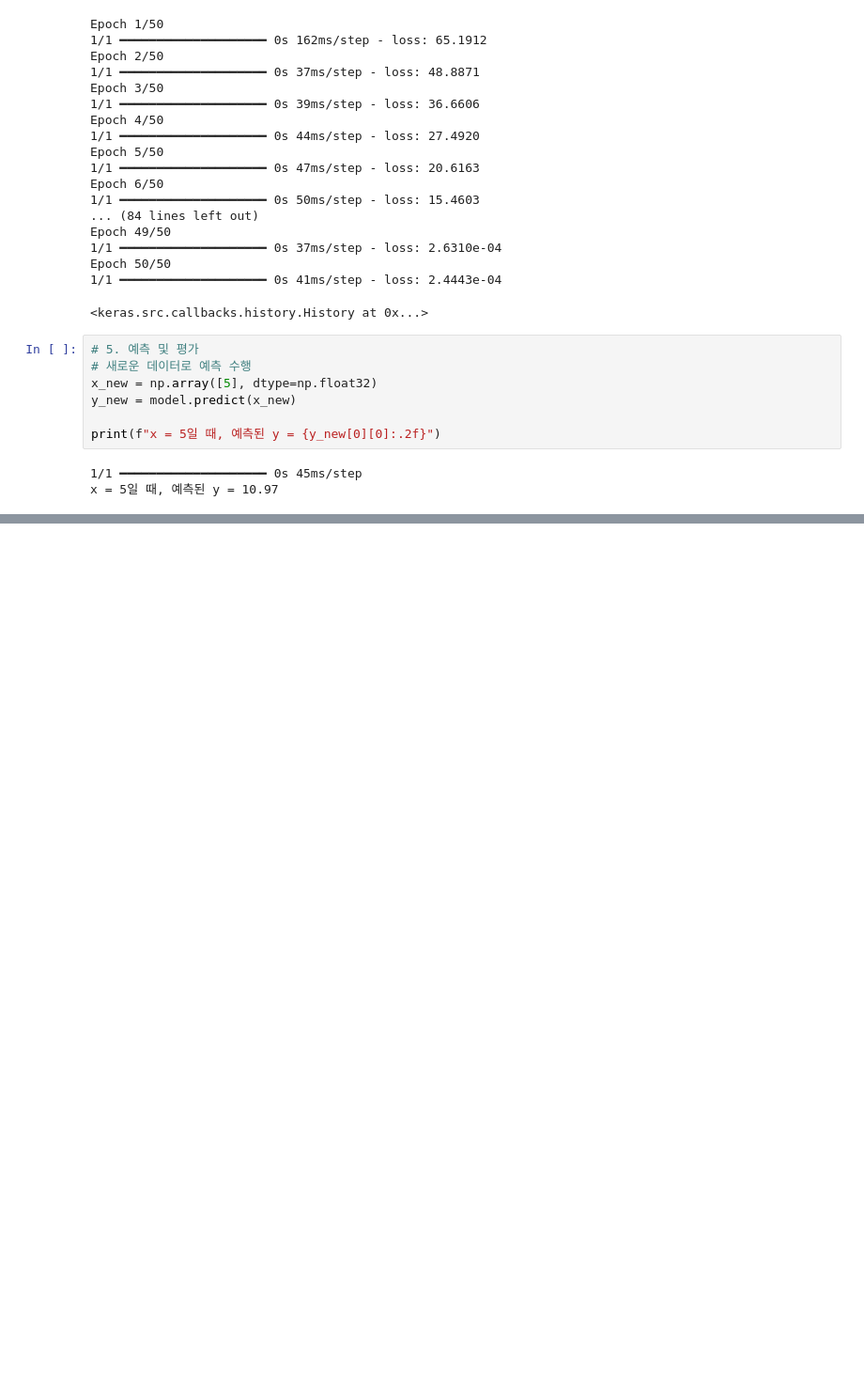
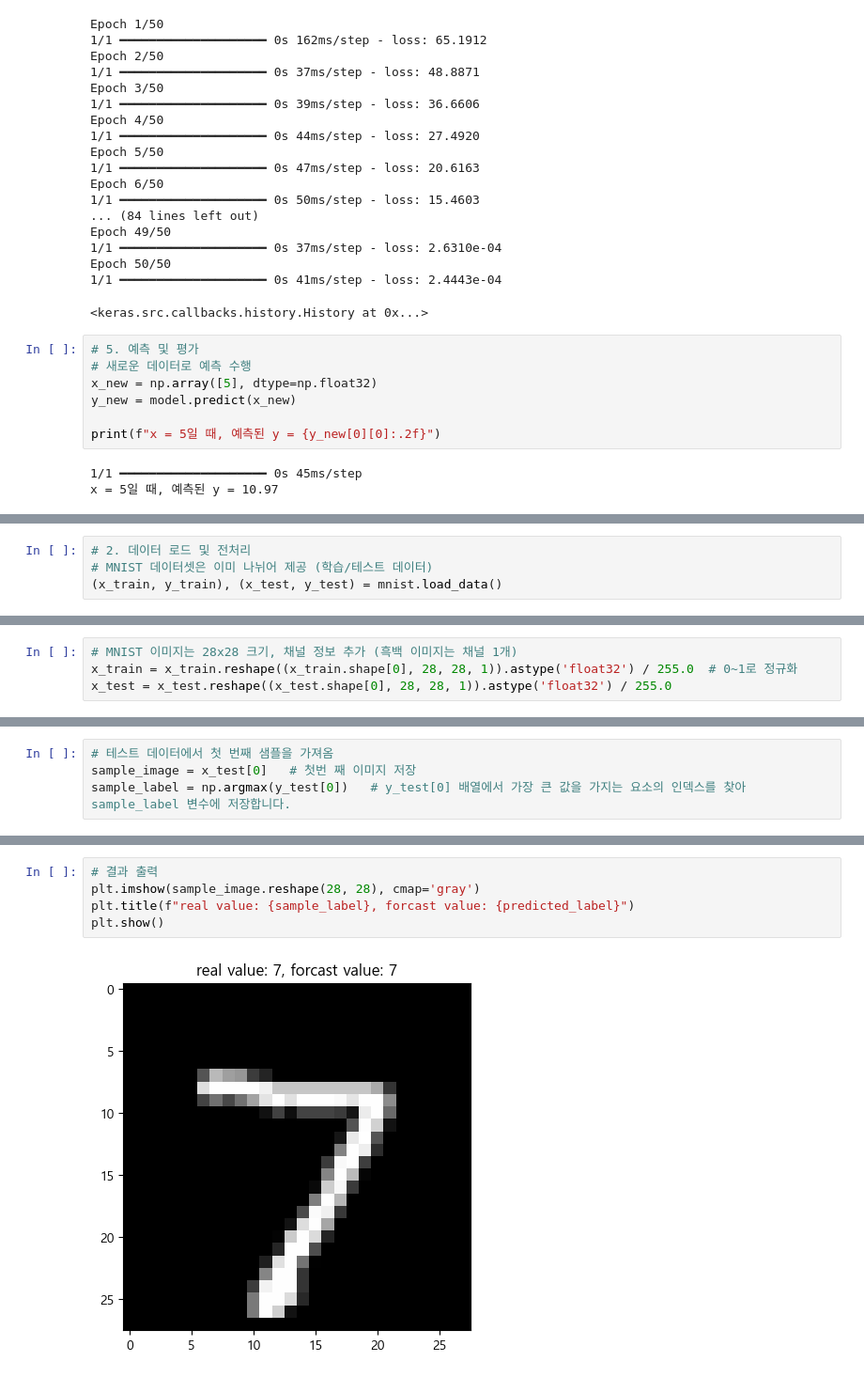
Before and after one commit to PlaidMoon99/AI_project, a Jupyter notebook: DL.ipynb, the cells around one changed output, grey strips where cells are left out. Shown at 94% size. Saved outputs shown, nothing was run; the diff lists cells and outputs as text; blank space fills up the shorter version.

```diff
--- a/DL.ipynb
+++ b/DL.ipynb
@@ -184,0 +193,4 @@ x = 5일 때, 예측된 y = 10.97
+# %%
+# 2. 데이터 로드 및 전처리
+# MNIST 데이터셋은 이미 나뉘어 제공 (학습/테스트 데이터)
+(x_train, y_train), (x_test, y_test) = mnist.load_data()
@@ -184,0 +200,4 @@ x = 5일 때, 예측된 y = 10.97
+# %%
+# MNIST 이미지는 28x28 크기, 채널 정보 추가 (흑백 이미지는 채널 1개)
+x_train = x_train.reshape((x_train.shape[0], 28, 28, 1)).astype('float32') / 255.0  # 0~1로 정규화
+x_test = x_test.reshape((x_test.shape[0], 28, 28, 1)).astype('float32') / 255.0
@@ -184,0 +291,4 @@ x = 5일 때, 예측된 y = 10.97
+# %%
+# 테스트 데이터에서 첫 번째 샘플을 가져옴
+sample_image = x_test[0]   # 첫번 째 이미지 저장
+sample_label = np.argmax(y_test[0])   # y_test[0] 배열에서 가장 큰 값을 가지는 요소의 인덱스를 찾아 sample_label 변수에 저장합니다.
@@ -184,0 +300,7 @@ x = 5일 때, 예측된 y = 10.97
+# %%
+# 결과 출력
+plt.imshow(sample_image.reshape(28, 28), cmap='gray')
+plt.title(f"real value: {sample_label}, forcast value: {predicted_label}")
+plt.show()
+# %% [output]
+[figure, added]
```
Also changed, not shown: parts of 17 cells of this notebook.
